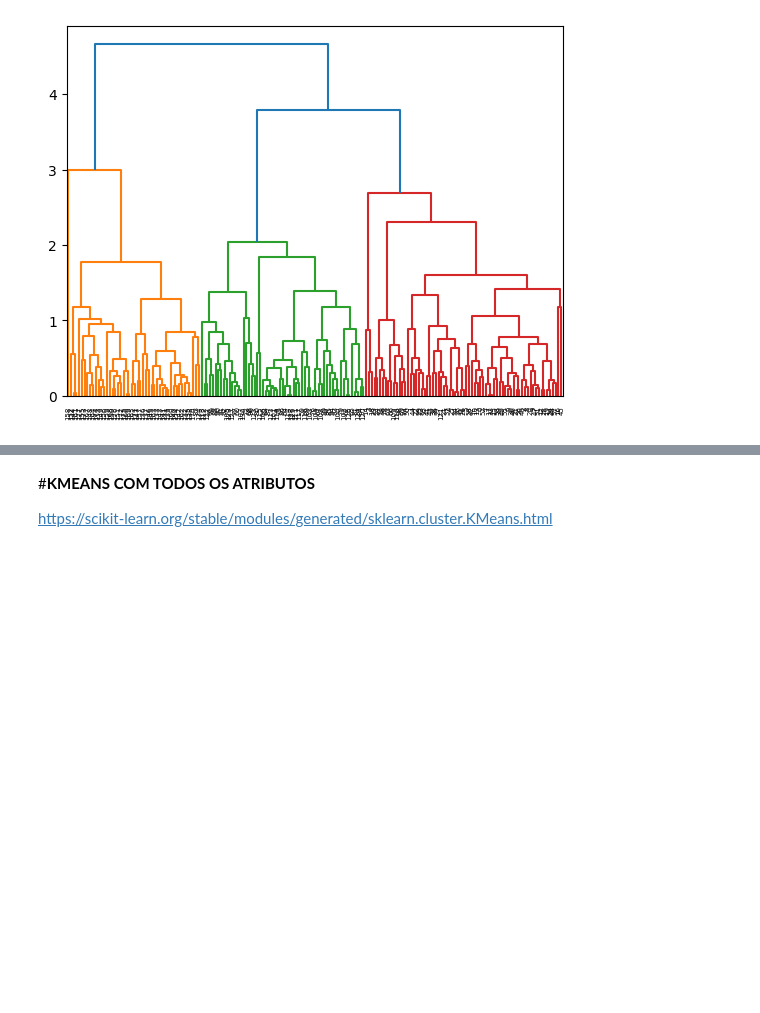
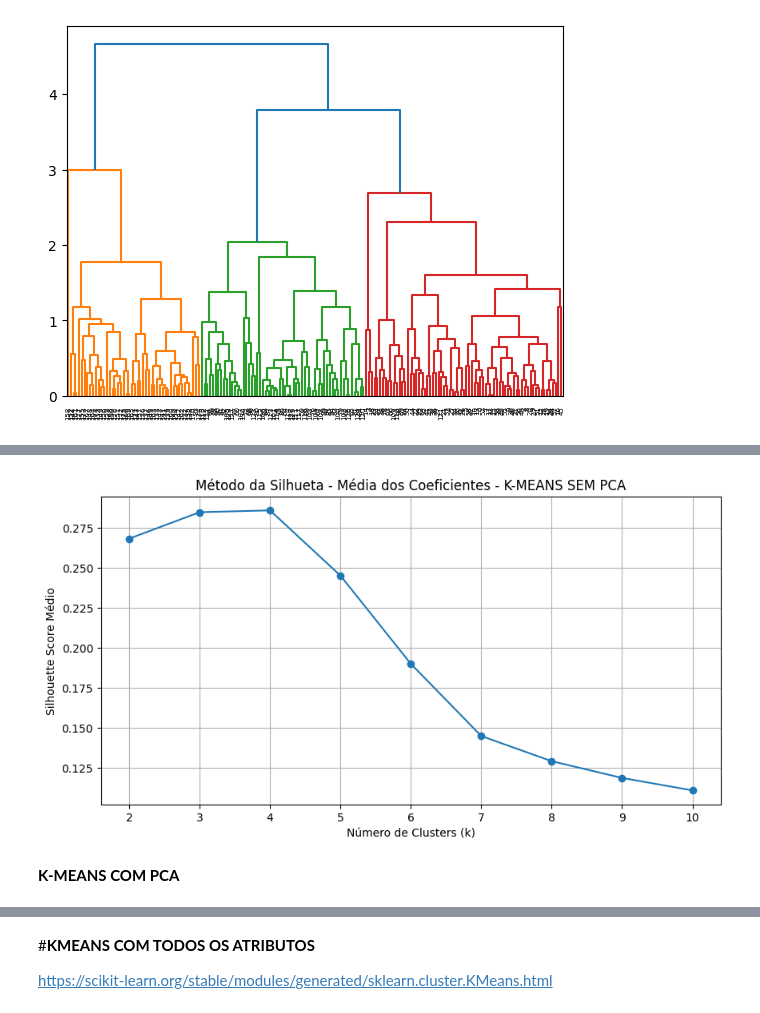
Before and after one commit to Rd-Brito13/Projeto-WineChem, a Jupyter notebook: notebooks/Agrupamento_Vinho.ipynb, the cells around one changed output, grey strips where cells are left out. Saved outputs shown, nothing was run; the diff lists cells and outputs as text; code cells hidden in the pictures; blank space fills up the shorter version.

```diff
--- a/notebooks/Agrupamento_Vinho.ipynb
+++ b/notebooks/Agrupamento_Vinho.ipynb
@@ -313,9 +445,10 @@ array([[ 1.51861254, -0.5622498 ,  0.23205254, ...,  0.36217728,
 # %%
-#criando o wcss para aplicar num grafico de linha e ver a quantidade de clusters recomendada pelo elbow
+# CRIA O WCSS
 wcss = []
+# CRIA UM FOR, LOGO EM SEGUIDA CRIA O MODELO K-MEANS E DEFINE ALGUNS HIPERPARAMETROS, PEGA A INERCIA DE CADA MODELO E ADICIONA AO WCSS
 for i  in range(1,11):
   kmeans = KMeans(n_clusters= i, init ='k-means++', random_state = 5, max_iter= 300)
-  kmeans.fit(vinhos_copia2)
+  kmeans.fit(dados_padronizados)
   #inertia: Método para gerar o wcss
   wcss.append(kmeans.inertia_)
 print(len(wcss))
@@ -365,9 +468,10 @@ np.float64(0.5540633835693527)
 # %%
-#criando o wcss para aplicar num grafico de linha e ver a quantidade de clusters recomendada pelo elbow
+# CRIA O WCSS
 wcss = []
+# CRIA UM FOR PARA CAPTURAR O VALOR DA INERTIA E ADICIONAR AO WCSS
 for i  in range(1,11):
   kmeans = KMeans(n_clusters= i, init ='k-means++', random_state = 5, max_iter= 300)
-  kmeans.fit(vinhos_copia_PCA)
+  kmeans.fit(dados_pca_2d)
   #inertia: Método para gerar o wcss
   wcss.append(kmeans.inertia_)
 print(len(wcss))
@@ -404,0 +531,11 @@ dendograma = dendrogram(linkage(vinhos_copia_PCA, method = 'average'))
+# %%
+# CRIA UM DICT PARA ADOTAR OS RESULTADOS DO SILHUETA
+silhouette_results = {}
+# CRIA O KMEANS FAZ O TREINO E PREVISÕES DOS DADOS SEM PCA, PARA OBTER A MÉDIA DE CADA SILHUETA E ASSIM DECIDIR O NUMÉRO DE CLUSTERS
+for k in range (2,11):
+    kmeans = KMeans (n_clusters = k, random_state = 0)
+    labels = kmeans.fit_predict(dados_padronizados)
+
+    sil_score = silhouette_score(dados_padronizados, labels)
+    silhouette_results[k] = sil_score
+    print(f"k={k} -> Silhoutte Score = {sil_score:.4f}")
@@ -404,0 +552,16 @@ dendograma = dendrogram(linkage(vinhos_copia_PCA, method = 'average'))
+# %%
+# GRÁFICO PARA AUXILIAR A VISUALIZAÇÃO DAS SILHUETAS
+ks = list(silhouette_results.keys())
+scores = list(silhouette_results.values())
+
+plt.figure(figsize=(10, 5))
+plt.plot(ks, scores, marker='o')
+plt.title('Método da Silhueta - Média dos Coeficientes - K-MEANS SEM PCA')
+plt.xlabel('Número de Clusters (k)')
+plt.ylabel('Silhouette Score Médio')
+plt.grid(True)
+plt.show()
+# %% [output]
+[figure, added]
+# %% [markdown]
+**K-MEANS COM PCA**
```
Also changed, not shown: parts of 39 cells of this notebook.
